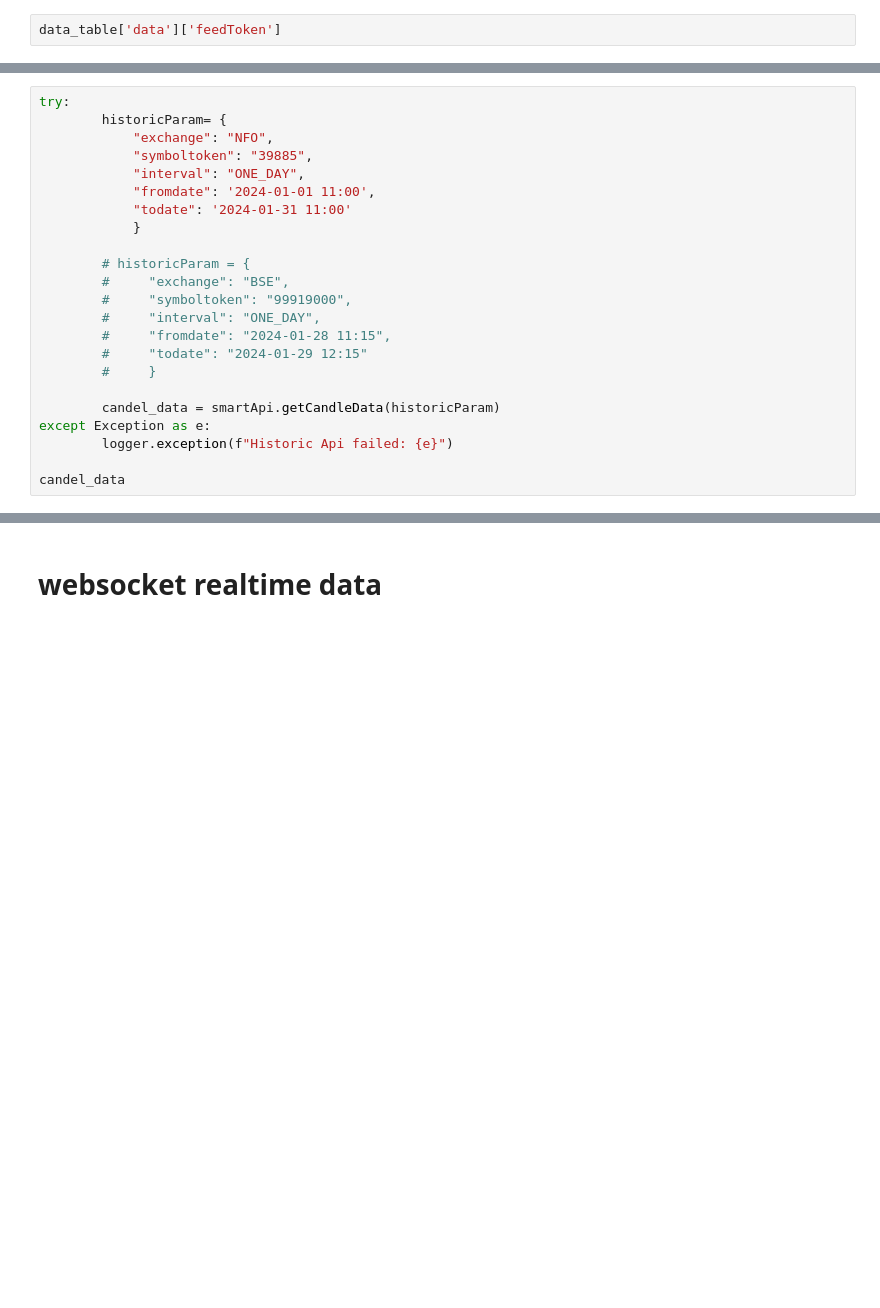
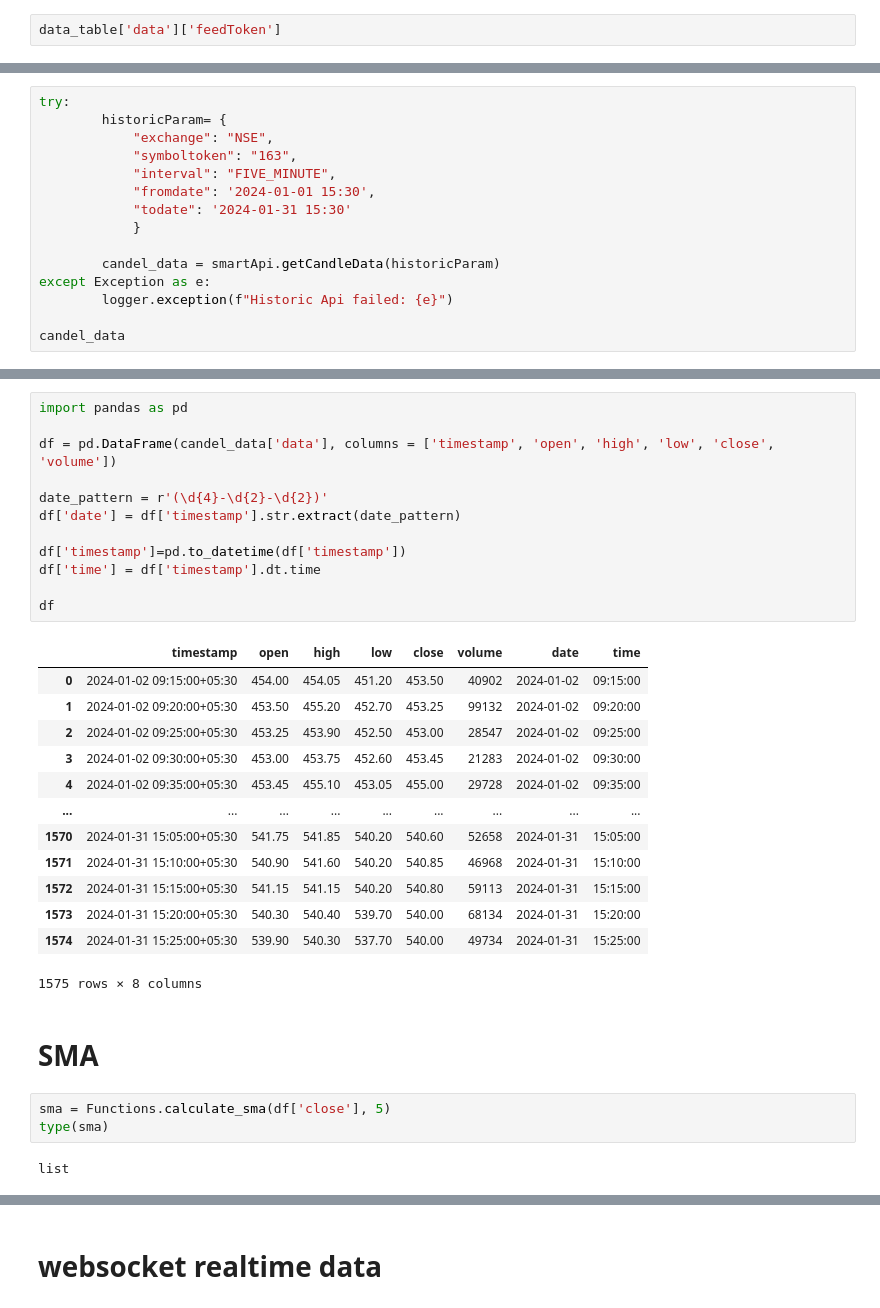
Before and after one commit to DibyaJyotiMahanta/SureTrade, a Jupyter notebook: algorithm.ipynb, the cells around one changed output, grey strips where cells are left out. Cells and saved outputs as stored; diff of their text form; blank space fills up the shorter version.

```diff
--- a/algorithm.ipynb
+++ b/algorithm.ipynb
@@ -101,20 +88,12 @@ import sucessfull
 # %%
 try:
         historicParam= {
-            "exchange": "NFO",
-            "symboltoken": "39885",
-            "interval": "ONE_DAY",
-            "fromdate": '2024-01-01 11:00',
-            "todate": '2024-01-31 11:00'
+            "exchange": "NSE",
+            "symboltoken": "163",
+            "interval": "FIVE_MINUTE",
+            "fromdate": '2024-01-01 15:30',
+            "todate": '2024-01-31 15:30'
             }
-
-        # historicParam = {
-        #     "exchange": "BSE",
-        #     "symboltoken": "99919000",
-        #     "interval": "ONE_DAY",
-        #     "fromdate": "2024-01-28 11:15",
-        #     "todate": "2024-01-29 12:15"
-        #     }
 
         candel_data = smartApi.getCandleData(historicParam)
 except Exception as e:
@@ -136,0 +121,33 @@ candel_data
+# %%
+import pandas as pd
+
+df = pd.DataFrame(candel_data['data'], columns = ['timestamp', 'open', 'high', 'low', 'close', 'volume'])
+
+date_pattern = r'(\d{4}-\d{2}-\d{2})'
+df['date'] = df['timestamp'].str.extract(date_pattern)
+
+df['timestamp']=pd.to_datetime(df['timestamp'])
+df['time'] = df['timestamp'].dt.time
+
+df
+# %% [output]
+|  | timestamp | open | high | low | close | volume | date | time |
+| 0 | 2024-01-02 09:15:00+05:30 | 454.00 | 454.05 | 451.20 | 453.50 | 40902 | 2024-01-02 | 09:15:00 |
+| 1 | 2024-01-02 09:20:00+05:30 | 453.50 | 455.20 | 452.70 | 453.25 | 99132 | 2024-01-02 | 09:20:00 |
+| 2 | 2024-01-02 09:25:00+05:30 | 453.25 | 453.90 | 452.50 | 453.00 | 28547 | 2024-01-02 | 09:25:00 |
+| 3 | 2024-01-02 09:30:00+05:30 | 453.00 | 453.75 | 452.60 | 453.45 | 21283 | 2024-01-02 | 09:30:00 |
+| 4 | 2024-01-02 09:35:00+05:30 | 453.45 | 455.10 | 453.05 | 455.00 | 29728 | 2024-01-02 | 09:35:00 |
+| ... | ... | ... | ... | ... | ... | ... | ... | ... |
+| 1570 | 2024-01-31 15:05:00+05:30 | 541.75 | 541.85 | 540.20 | 540.60 | 52658 | 2024-01-31 | 15:05:00 |
+| 1571 | 2024-01-31 15:10:00+05:30 | 540.90 | 541.60 | 540.20 | 540.85 | 46968 | 2024-01-31 | 15:10:00 |
+| 1572 | 2024-01-31 15:15:00+05:30 | 541.15 | 541.15 | 540.20 | 540.80 | 59113 | 2024-01-31 | 15:15:00 |
+| 1573 | 2024-01-31 15:20:00+05:30 | 540.30 | 540.40 | 539.70 | 540.00 | 68134 | 2024-01-31 | 15:20:00 |
+| 1574 | 2024-01-31 15:25:00+05:30 | 539.90 | 540.30 | 537.70 | 540.00 | 49734 | 2024-01-31 | 15:25:00 |
+1575 rows × 8 columns
+# %% [markdown]
+# SMA
+# %%
+sma = Functions.calculate_sma(df['close'], 5)
+type(sma)
+# %% [output]
+list
```
Also changed, not shown: parts of 25 cells of this notebook, 7 other files.
